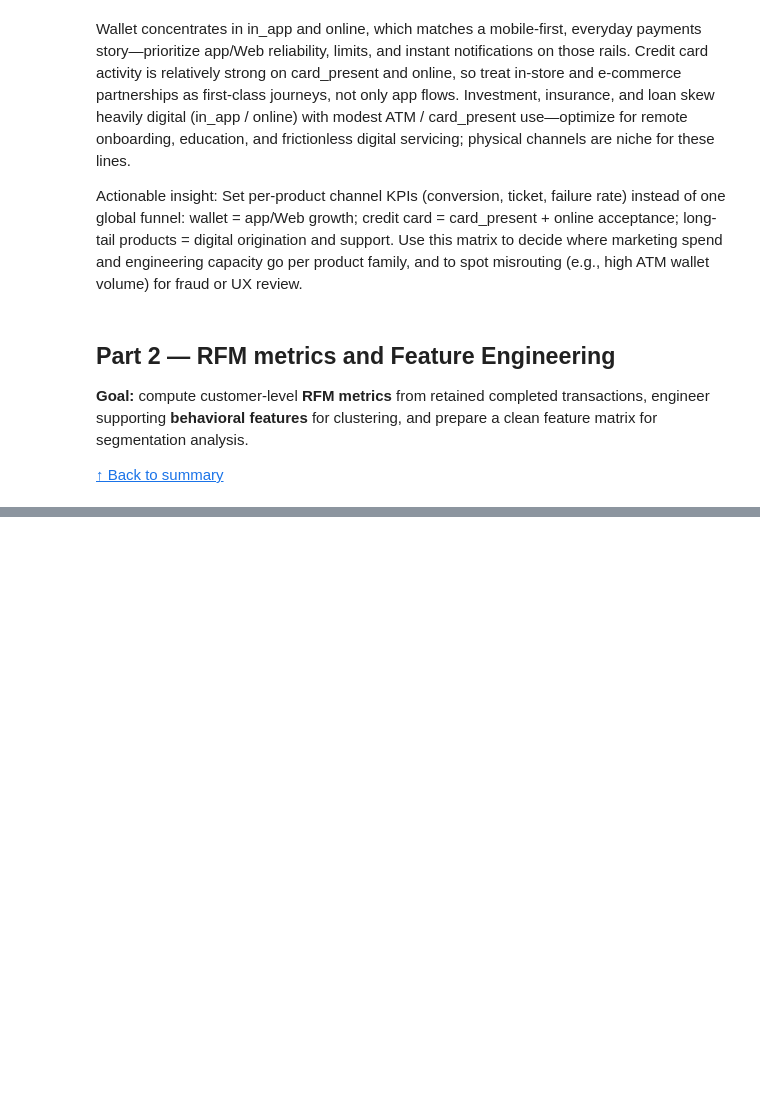
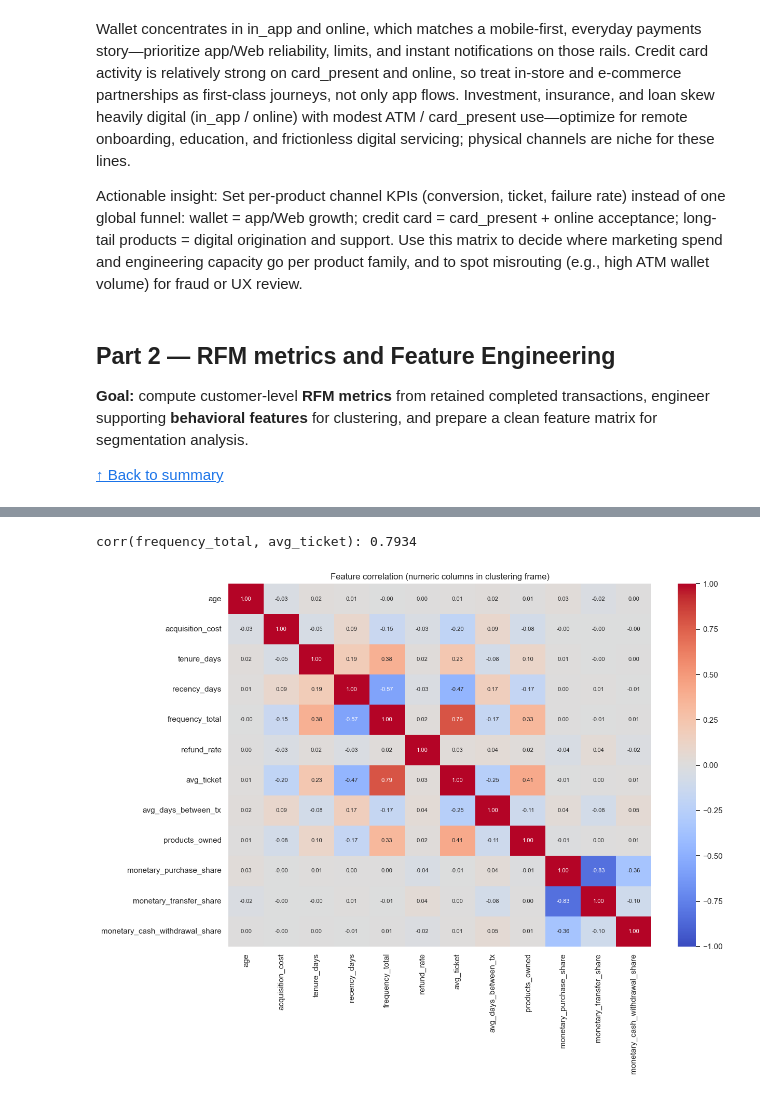
Before and after one commit to pauloabcalcada/fintech-ai-segmentation, a Jupyter notebook: notebooks/3.EDA_RFM_Clustering.ipynb, the cells around one changed output, grey strips where cells are left out. Drawn from its saved outputs; the diff is of its cells as text; code cells hidden in the pictures; blank space fills up the shorter version.

```diff
--- a/notebooks/3.EDA_RFM_Clustering.ipynb
+++ b/notebooks/3.EDA_RFM_Clustering.ipynb
@@ -560,0 +500,26 @@ Fee + other types (mean residual vs monetary_total): 53395.380737100735
+# %%
+feature_cols = [
+    c for c in df_clustering.columns if c not in {"customer_id", "monetary_total"}
+]
+if {"frequency_total", "avg_ticket"}.issubset(df_clustering.columns):
+    corr_freq_ticket = df_clustering[["frequency_total", "avg_ticket"]].corr().iloc[0, 1]
+    print(f"corr(frequency_total, avg_ticket): {corr_freq_ticket:.4f}")
+
+_corr = df_clustering[feature_cols].corr()
+plt.figure(figsize=(13, 10))
+sns.heatmap(
+    _corr,
+    cmap="coolwarm",
+    center=0,
+    vmin=-1,
+    vmax=1,
+    annot=True,
+    fmt=".2f",
+    annot_kws={"size": 8},
+)
+plt.title("Feature correlation (numeric columns in clustering frame)")
+plt.tight_layout()
+plt.show()
+# %% [output]
+corr(frequency_total, avg_ticket): 0.7934
+[figure, added]
```
Also changed, not shown: parts of 34 cells of this notebook, 5 other files.
